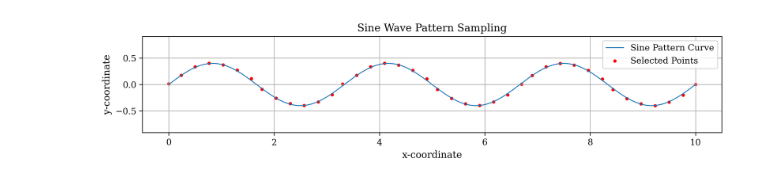
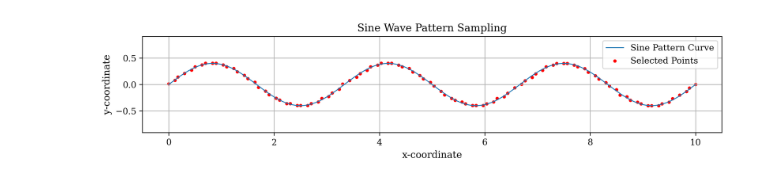
Before and after one commit to Hvf00/PI-GCNN, a Jupyter notebook: Case-2a/4-PINNs-inverse.ipynb, the cells around one changed output. Saved outputs shown, nothing was run; the diff lists cells and outputs as text; code cells hidden in the pictures.

```diff
--- a/Case-2a/4-PINNs-inverse.ipynb
+++ b/Case-2a/4-PINNs-inverse.ipynb
@@ -25,33 +25,33 @@ from scipy.interpolate import griddata
 from data_sampling import tanh_pattern_sampling, sine_wave_pattern_sampling, random_fixed_sampling
 from plot_saver import setup_output_dirs, get_next_run_number
 # %%
-script_name = "ii-PINNs-inverse"
+script_name = "PINN-illpose-100data-without-noise-sinpattern-Results"
 DIRS = setup_output_dirs(script_name)
 torch.set_default_dtype(torch.float64)
 device = torch.device("cuda" if torch.cuda.is_available() else "cpu")
 df = pd.read_csv("Input/data")
 df.columns = df.columns.str.strip()
 
 x_cfd = df["x-coordinate"].to_numpy()
 y_cfd = df["y-coordinate"].to_numpy()
 u_cfd = df["x-velocity"].to_numpy()
 v_cfd = df["y-velocity"].to_numpy()
 
 X_CFD = torch.from_numpy(
     np.column_stack((x_cfd, y_cfd))
 ).double()
 
 indices, xy_sampled, u_sampled, v_sampled, (x_p, y_p), (xc, yc) = sine_wave_pattern_sampling(
     x_data=x_cfd,
     y_data=y_cfd,
     xy=X_CFD,
     u=u_cfd,
     v=v_cfd,
-    n_samples=40,
+    n_samples=100,
     save_path=os.path.join(DIRS["plots"], "selected_points.png")
 )
 # %% [output]
-[figure, old version]
+[figure, new version]
 # %%
 class Pinns:
     def __init__(self):
```
Also changed, not shown: parts of 3 cells of this notebook, 4 other files.
